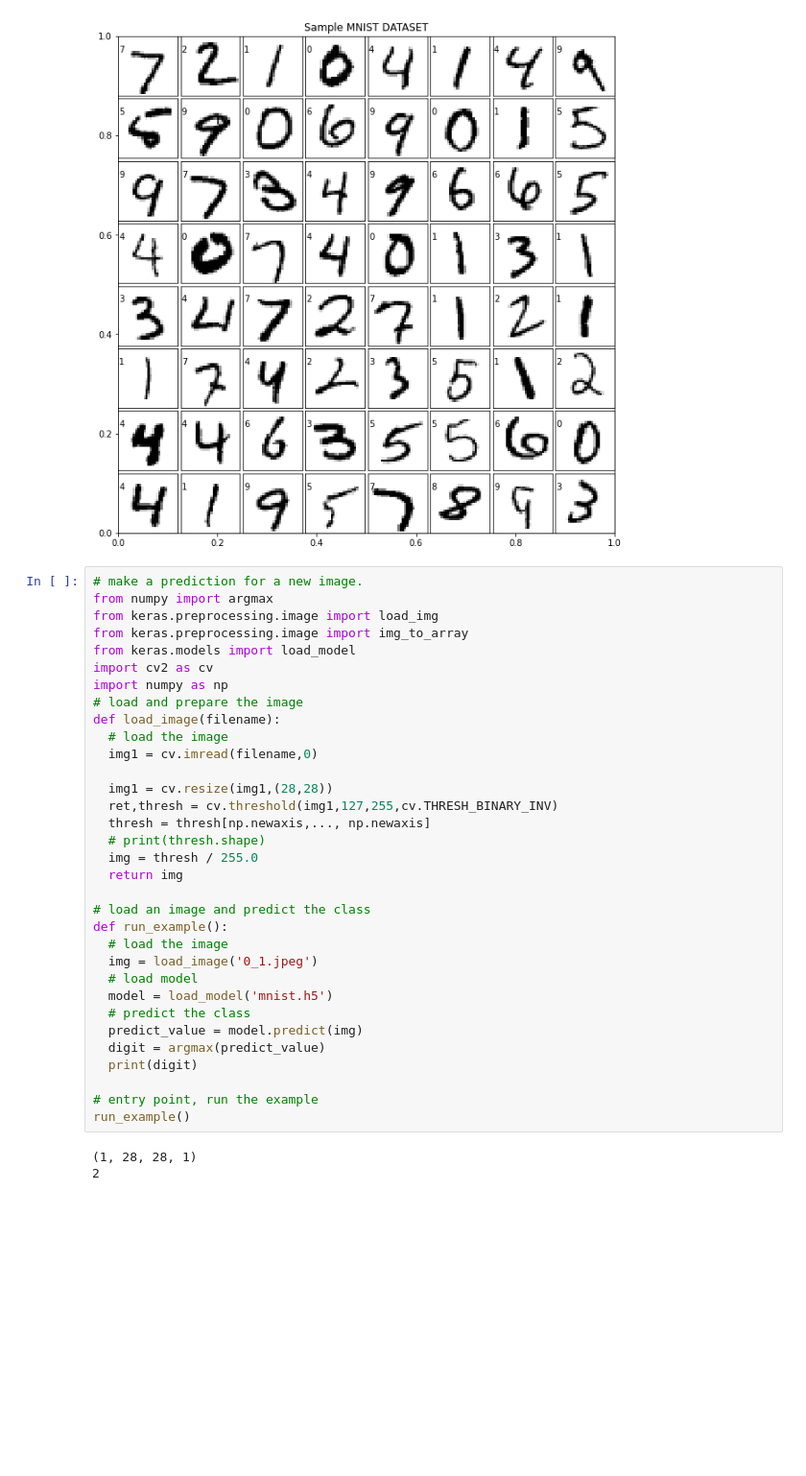
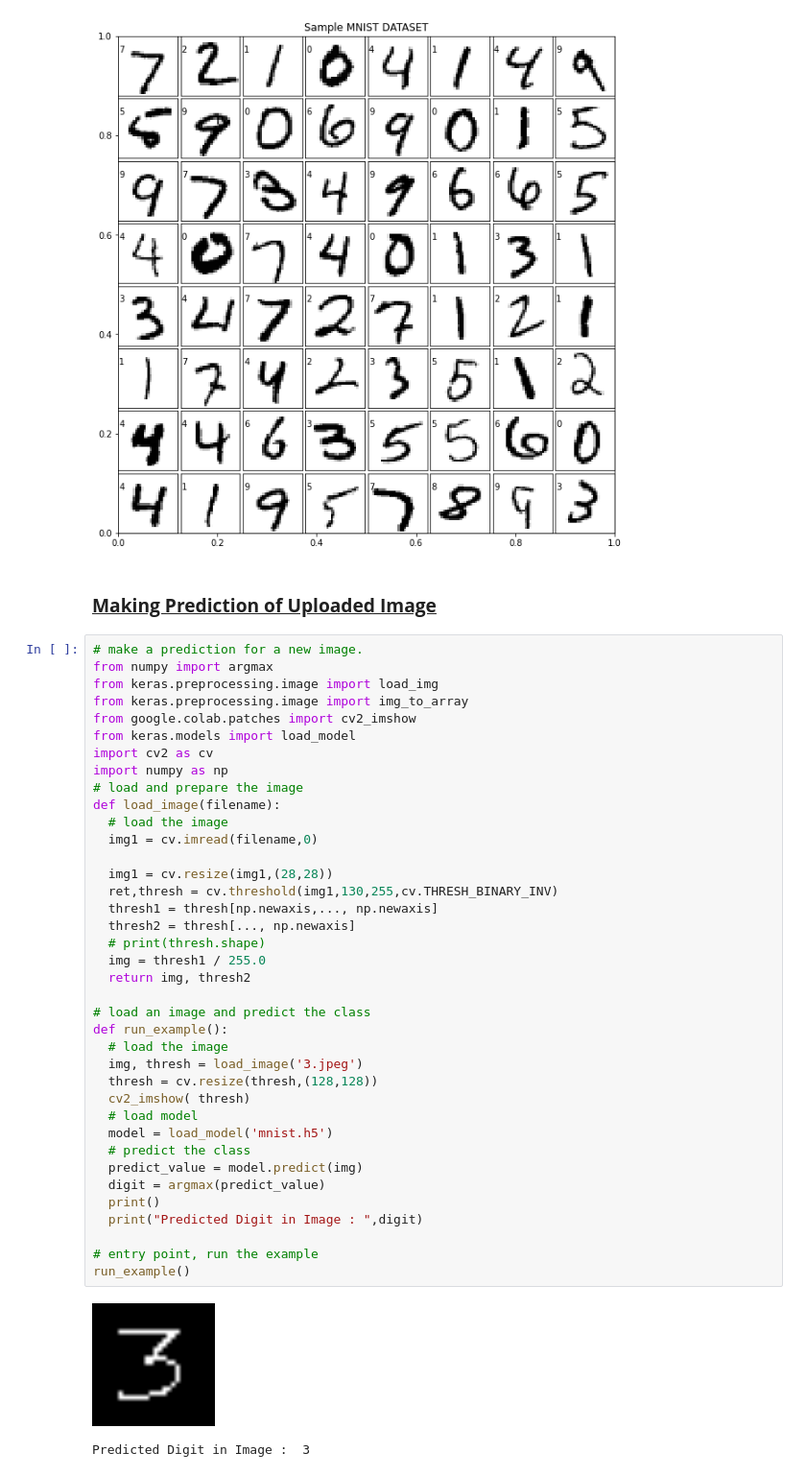
Before and after one commit to abhijeetaman007/DMPA-Project, a Jupyter notebook: HandWrittenDigitRecognition_CNN.ipynb, the cells around one changed output. Shown: that part at 96% size. Drawn from its saved outputs; the diff is of its cells as text; blank space fills up the shorter version.

Commit message:
Image upload prediction works

```diff
--- a/HandWrittenDigitRecognition_CNN.ipynb
+++ b/HandWrittenDigitRecognition_CNN.ipynb
@@ -200,39 +209,46 @@ plt.show()
 print("")
 # %% [output]
 [figure]
+# %% [markdown]
+<h3><b><u>Making Prediction of Uploaded Image</u></b></h3>
 # %%
 # make a prediction for a new image.
 from numpy import argmax
 from keras.preprocessing.image import load_img
 from keras.preprocessing.image import img_to_array
+from google.colab.patches import cv2_imshow
 from keras.models import load_model
 import cv2 as cv
 import numpy as np
 # load and prepare the image
 def load_image(filename):
   # load the image
   img1 = cv.imread(filename,0)
 
   img1 = cv.resize(img1,(28,28))
-  ret,thresh = cv.threshold(img1,127,255,cv.THRESH_BINARY_INV)
-  thresh = thresh[np.newaxis,..., np.newaxis]
+  ret,thresh = cv.threshold(img1,130,255,cv.THRESH_BINARY_INV)
+  thresh1 = thresh[np.newaxis,..., np.newaxis]
+  thresh2 = thresh[..., np.newaxis]
   # print(thresh.shape)
-  img = thresh / 255.0
-  return img
+  img = thresh1 / 255.0
+  return img, thresh2
 
 # load an image and predict the class
 def run_example():
   # load the image
-  img = load_image('0_1.jpeg')
+  img, thresh = load_image('3.jpeg')
+  thresh = cv.resize(thresh,(128,128))
+  cv2_imshow( thresh)
   # load model
   model = load_model('mnist.h5')
   # predict the class
   predict_value = model.predict(img)
   digit = argmax(predict_value)
-  print(digit)
+  print()
+  print("Predicted Digit in Image : ",digit)
 
 # entry point, run the example
 run_example()
 # %% [output]
+[figure, added]
-(1, 28, 28, 1)
-2
+Predicted Digit in Image :  3
```
Also changed, not shown: parts of 4 cells of this notebook, 19 other files.
